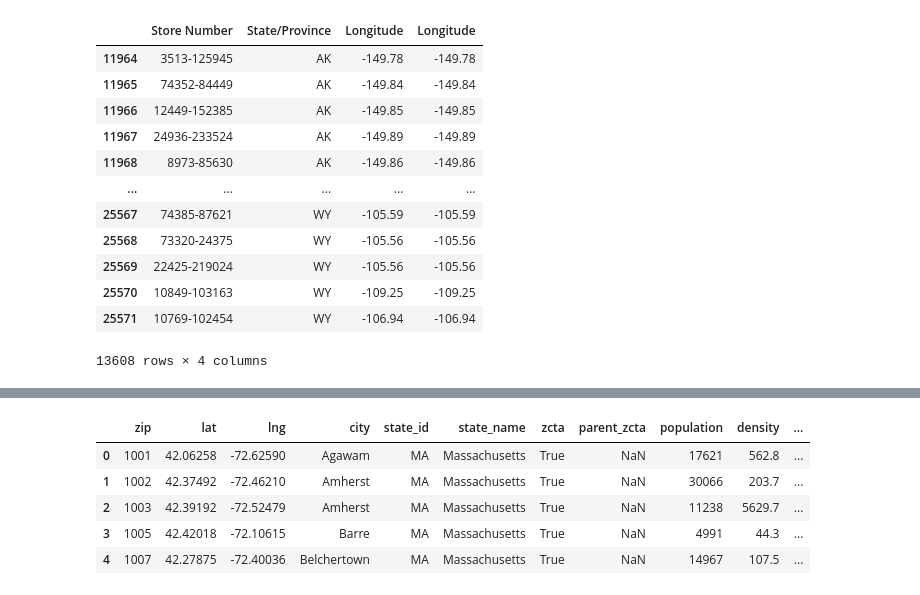
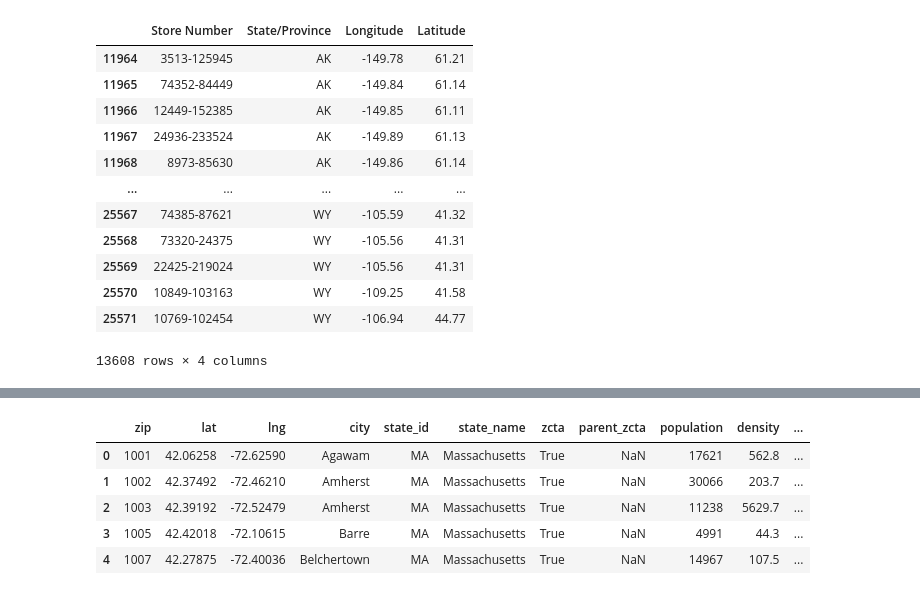
Before and after one commit to sk1990/Project_1_starbucks, a Jupyter notebook: Starbucks_Project_Analysis.ipynb, the cells around one changed output, grey strips where cells are left out. Cells and saved outputs as stored; diff of their text form; code cells hidden in the pictures.

```diff
--- a/Starbucks_Project_Analysis.ipynb
+++ b/Starbucks_Project_Analysis.ipynb
@@ -15,18 +45,18 @@ clean_df_1 = df_1[["State", "TotalPop", "WorkAtHome", "Employed","Unemployment"]
 # %%
-clean_df_2 = df_2[["Store Number", "State/Province", "Country", "Longitude","Longitude"]].copy()
+clean_df_2 = df_2[["Store Number", "State/Province", "Country", "Longitude","Latitude"]].copy()
 clean_df_2 = clean_df_2.loc[clean_df_2["Country"]=="US"].drop(columns="Country")
 clean_df_2
 # %% [output]
-|  | Store Number | State/Province | Longitude | Longitude |
-| 11964 | 3513-125945 | AK | -149.78 | -149.78 |
-| 11965 | 74352-84449 | AK | -149.84 | -149.84 |
-| 11966 | 12449-152385 | AK | -149.85 | -149.85 |
-| 11967 | 24936-233524 | AK | -149.89 | -149.89 |
-| 11968 | 8973-85630 | AK | -149.86 | -149.86 |
+|  | Store Number | State/Province | Longitude | Latitude |
+| 11964 | 3513-125945 | AK | -149.78 | 61.21 |
+| 11965 | 74352-84449 | AK | -149.84 | 61.14 |
+| 11966 | 12449-152385 | AK | -149.85 | 61.11 |
+| 11967 | 24936-233524 | AK | -149.89 | 61.13 |
+| 11968 | 8973-85630 | AK | -149.86 | 61.14 |
 | ... | ... | ... | ... | ... |
-| 25567 | 74385-87621 | WY | -105.59 | -105.59 |
-| 25568 | 73320-24375 | WY | -105.56 | -105.56 |
-| 25569 | 22425-219024 | WY | -105.56 | -105.56 |
-| 25570 | 10849-103163 | WY | -109.25 | -109.25 |
-| 25571 | 10769-102454 | WY | -106.94 | -106.94 |
+| 25567 | 74385-87621 | WY | -105.59 | 41.32 |
+| 25568 | 73320-24375 | WY | -105.56 | 41.31 |
+| 25569 | 22425-219024 | WY | -105.56 | 41.31 |
+| 25570 | 10849-103163 | WY | -109.25 | 41.58 |
+| 25571 | 10769-102454 | WY | -106.94 | 44.77 |
 13608 rows × 4 columns
```
Also changed, not shown: parts of 11 cells of this notebook.
